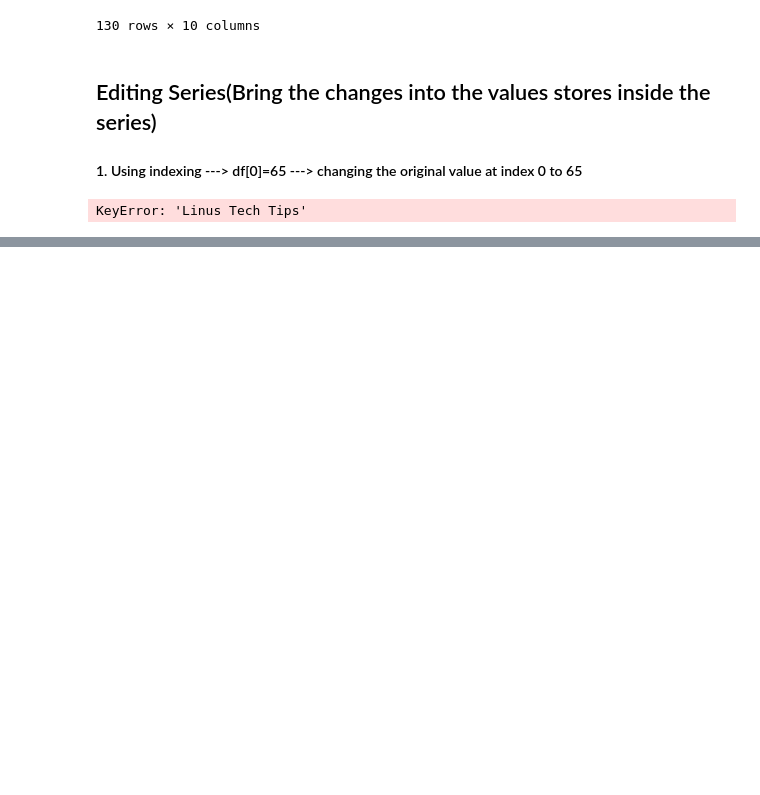
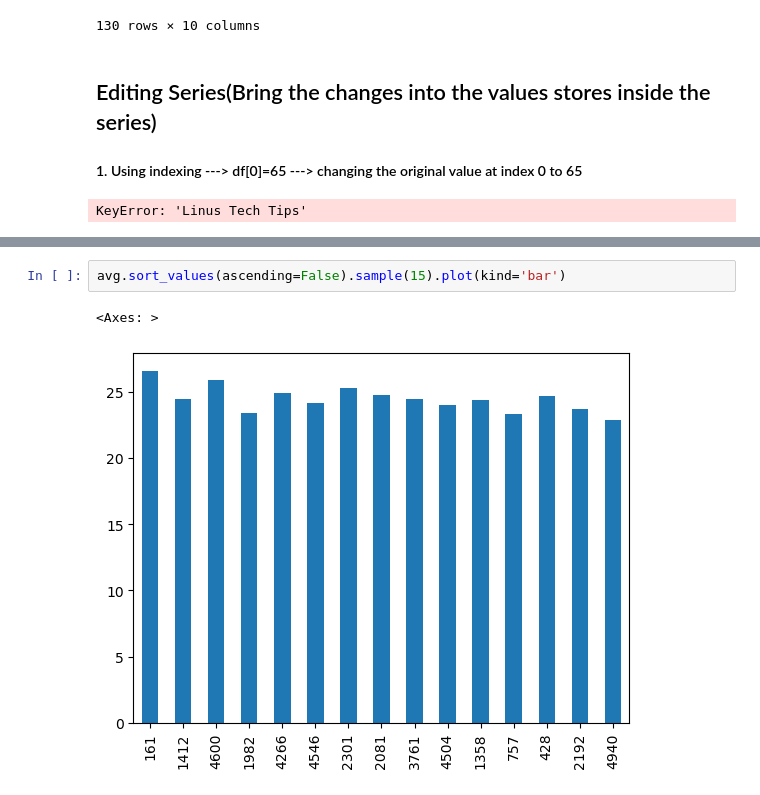
Before and after one commit to daksh-rajora/Gen-Ai, a Jupyter notebook: Machine Learning/PANDAS/Series.ipynb, the cells around one changed output, grey strips where cells are left out. Saved outputs shown, nothing was run; the diff lists cells and outputs as text; blank space fills up the shorter version.

```diff
--- a/Machine Learning/PANDAS/Series.ipynb
+++ b/Machine Learning/PANDAS/Series.ipynb
@@ -644,0 +821,5 @@ KeyError: 'Linus Tech Tips'
+# %%
+avg.sort_values(ascending=False).sample(15).plot(kind='bar')
+# %% [output]
+<Axes: >
+[figure, added]
```
Also changed, not shown: parts of 22 cells of this notebook.
